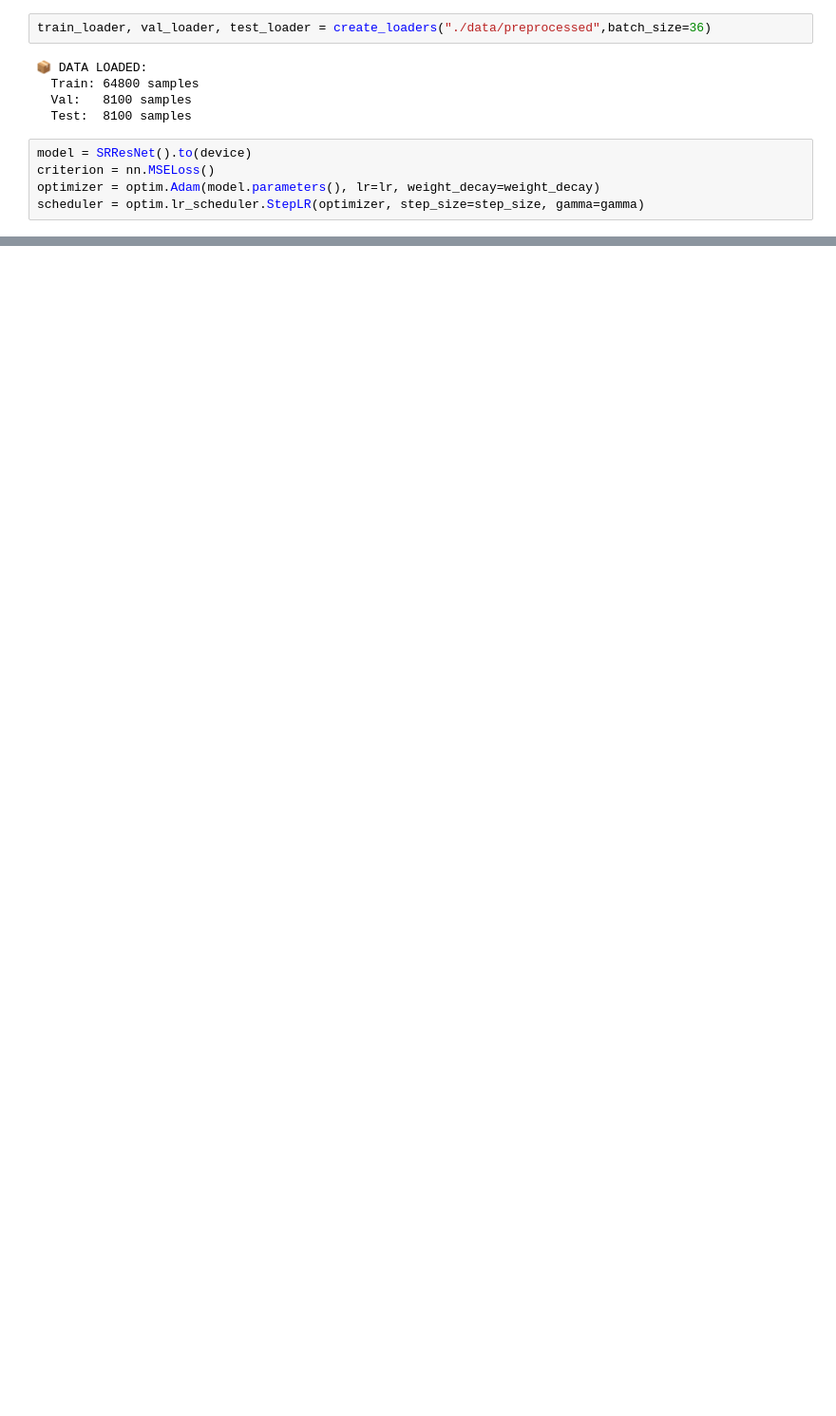
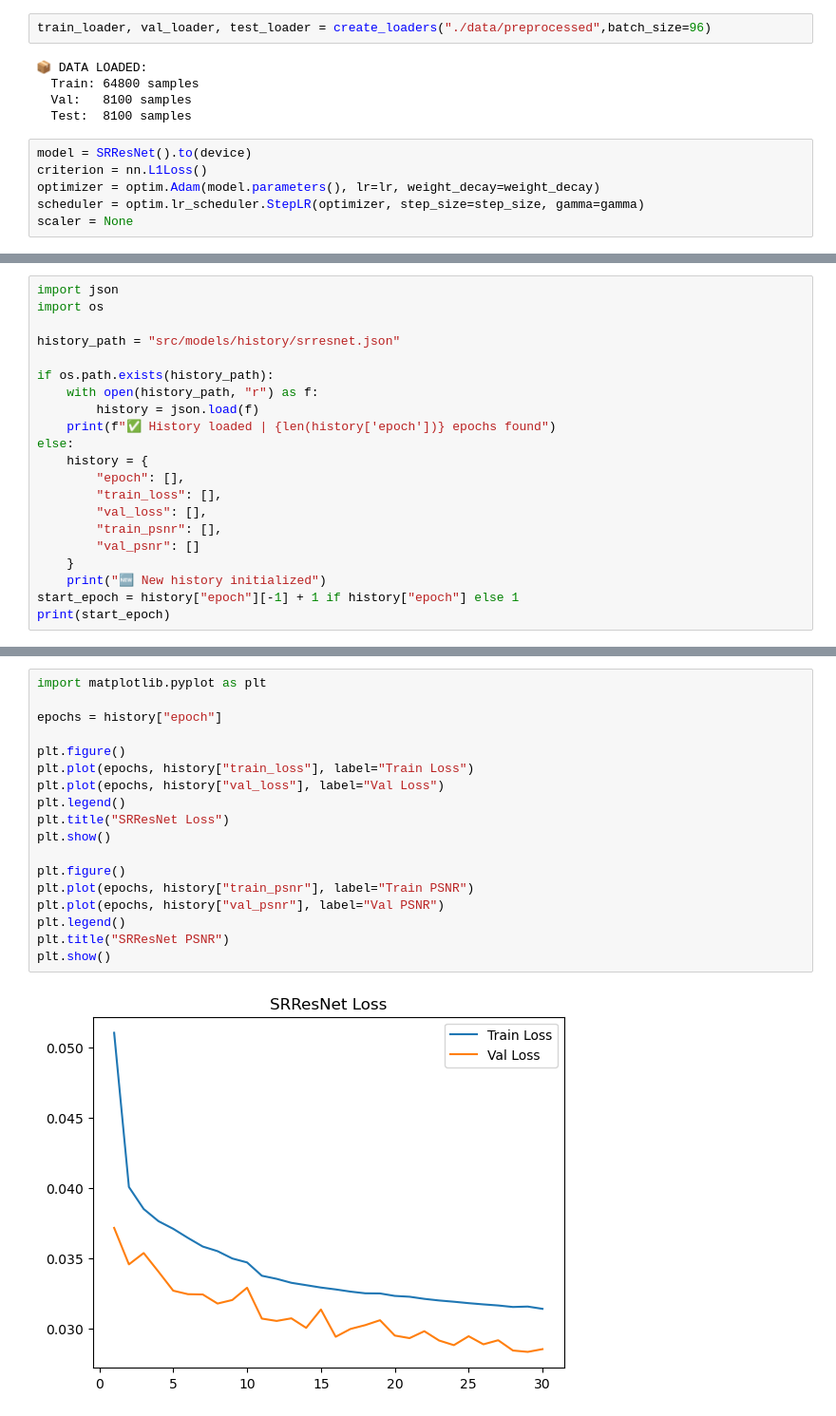
Before and after one commit to NadiYasser/Satellite_Super_Resulotion0, a Jupyter notebook: notebooks/yasser/SRESNET_training.ipynb, the cells around one changed output, grey strips where cells are left out. Shown: that part at 95% size. Cells and saved outputs as stored; diff of their text form; blank space fills up the shorter version.

Commit message:
training-30-epoch

```diff
--- a/notebooks/yasser/SRESNET_training.ipynb
+++ b/notebooks/yasser/SRESNET_training.ipynb
@@ -31,7 +32,7 @@ weight_decay    = CONFIG["training"]["weight_decay"]
 step_size       = CONFIG["training"]["scheduler_step_size"]
 gamma           = CONFIG["training"]["scheduler_gamma"]
 # %%
-train_loader, val_loader, test_loader = create_loaders("./data/preprocessed",batch_size=36)
+train_loader, val_loader, test_loader = create_loaders("./data/preprocessed",batch_size=96)
 # %% [output]
 📦 DATA LOADED:
   Train: 64800 samples
@@ -39,7 +40,8 @@ train_loader, val_loader, test_loader = create_loaders("./data/preprocessed",bat
   Test:  8100 samples
 # %%
 model = SRResNet().to(device)
-criterion = nn.MSELoss()
+criterion = nn.L1Loss()
 optimizer = optim.Adam(model.parameters(), lr=lr, weight_decay=weight_decay)
 scheduler = optim.lr_scheduler.StepLR(optimizer, step_size=step_size, gamma=gamma)
+scaler = None
 # %%
@@ -234,0 +185,21 @@ Saved output images.
+# %%
+import json
+import os
+
+history_path = "src/models/history/srresnet.json"
+
+if os.path.exists(history_path):
+    with open(history_path, "r") as f:
+        history = json.load(f)
+    print(f"✅ History loaded | {len(history['epoch'])} epochs found")
+else:
+    history = {
+        "epoch": [],
+        "train_loss": [],
+        "val_loss": [],
+        "train_psnr": [],
+        "val_psnr": []
+    }
+    print("🆕 New history initialized")
+start_epoch = history["epoch"][-1] + 1 if history["epoch"] else 1
+print(start_epoch)
@@ -234,0 +351,20 @@ Saved output images.
+# %%
+import matplotlib.pyplot as plt
+
+epochs = history["epoch"]
+
+plt.figure()
+plt.plot(epochs, history["train_loss"], label="Train Loss")
+plt.plot(epochs, history["val_loss"], label="Val Loss")
+plt.legend()
+plt.title("SRResNet Loss")
+plt.show()
+
+plt.figure()
+plt.plot(epochs, history["train_psnr"], label="Train PSNR")
+plt.plot(epochs, history["val_psnr"], label="Val PSNR")
+plt.legend()
+plt.title("SRResNet PSNR")
+plt.show()
+# %% [output]
+[figure, added]
```
Also changed, not shown: parts of 9 cells of this notebook, 5 other files.
